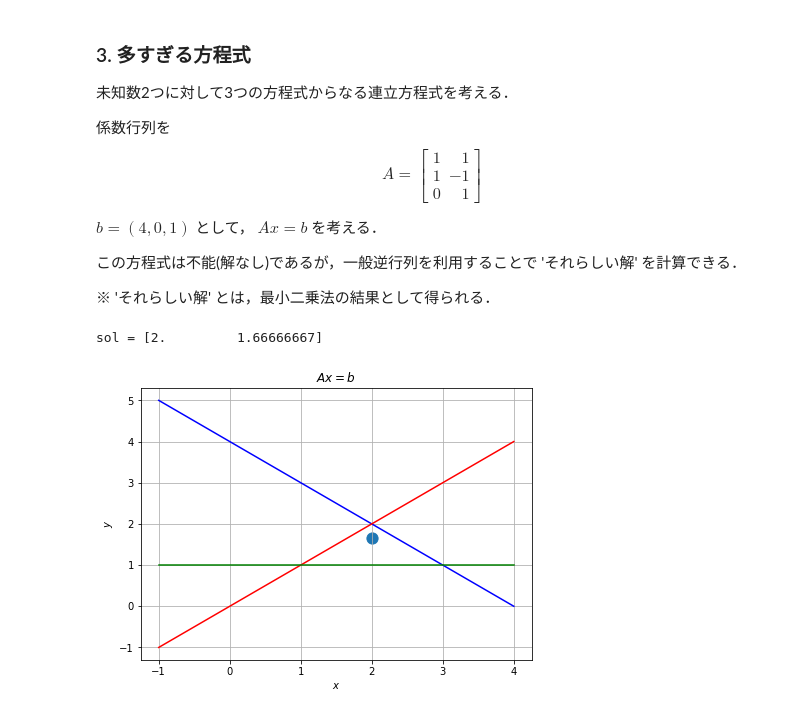
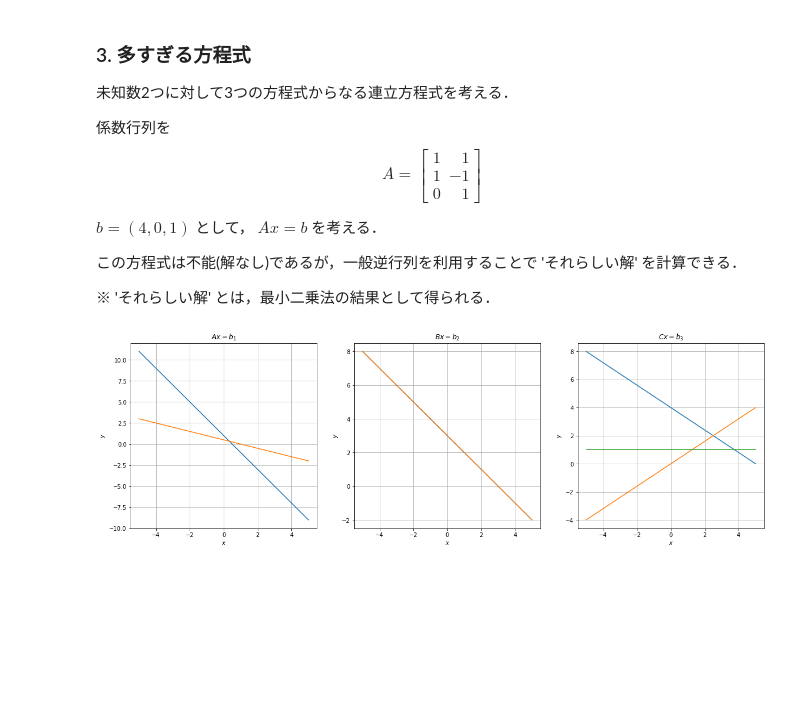
Before and after one commit to y629/optimization-practice, a Jupyter notebook: pseudo_inv_check.ipynb, the cells around one changed output. Cells and saved outputs as stored; diff of their text form; code cells hidden in the pictures; blank space fills up the shorter version.

```diff
--- a/pseudo_inv_check.ipynb
+++ b/pseudo_inv_check.ipynb
@@ -105,3 +115,9 @@ print('B^- = \n {0}\n'.format(Bp))
 B^- =
  [[0.04 0.12]
  [0.02 0.06]]
+# %%
+C = np.array([[2, 1, 0], [-1, 4, 1]])
+print('C^- = \n{0}'.format(nl.pinv(C)))
+
+D = np.array([[2, 1], [-1, -2], [0, 8]])
+print('D^- = \n{0}'.format(nl.pinv(D)))
@@ -246,31 +236,43 @@ $b = (4,0,1)$ として， $Ax=b$ を考える．
 ※ 'それらしい解' とは，最小二乗法の結果として得られる．
 # %%
 # Ax = b
-A = np.array([[1, 1], [1, -1], [0, 1]])
-b = np.array((4, 0, 1))
-x = np.linspace(-1, 4, 100) # [-5,5]の範囲で100点等間隔にとる
+C = np.array([[1, 1], [1, -1], [0, 1]])
+b3 = np.array((4, 0, 1))
+x = np.linspace(-4, 4, 100) # [-5,5]の範囲で100点等間隔にとる
+sol3 = np.dot(nl.pinv(C), b3)
 
 # 方程式の表す直線の式
-y1 = (-A[0][0] * x + b[0]) / A[0][1]
-y2 = (-A[1][0] * x + b[1]) / A[1][1]
-y3 = (-A[2][0] * x + b[2]) / A[2][1]
+y31 = (-D[0][0] * x + b3[0]) / C[0][1]
+y32 = (-D[1][0] * x + b3[1]) / C[1][1]
+y33 = (-D[2][0] * x + b3[2]) / C[2][1]
-# %%
-Ap = nl.pinv(A) # 一般逆行列の計算
-psol = np.dot(Ap, b)
-print('sol = {0}'.format(psol))
-
-# 描画用のスペースを定義
-fig = plt.figure(figsize = (7, 5))
-plt.xlabel('$x$') # x ラベル
-plt.ylabel('$y$') # y ラベル
-plt.plot(x, y1, color = "blue")
-plt.plot(x, y2, color = "red")
-plt.plot(x, y3, color = "green")
-plt.scatter(psol[0], psol[1], s=500, marker='.')
-
-plt.title('$Ax=b$')
-plt.grid(True)
-plt.show()
-# %% [output]
-sol = [2.         1.66666667]
-[figure, removed]
+# %%
+fig = plt.figure(figsize=(20,6))
+
+ax1 = fig.add_subplot(1, 3, 1)
+ax1.set_xlabel('$x$')
+ax1.set_ylabel('$y$')
+ax1.set_title('$Ax=b_1$')
+ax1.plot(x, y11)
+ax1.plot(x, y12)
+ax1.grid(True)
+
+ax2 = fig.add_subplot(1, 3, 2)
+ax2.set_xlabel('$x$')
+ax2.set_ylabel('$y$')
+ax2.set_title('$Bx=b_2$')
+ax2.plot(x, y21)
+ax2.plot(x, y22)
+ax2.grid(True)
+
+ax3 = fig.add_subplot(1, 3, 3)
+ax3.set_xlabel('$x$')
+ax3.set_ylabel('$y$')
+ax3.set_title('$Cx=b_3$')
+ax3.plot(x, y31)
+ax3.plot(x, y32)
+ax3.plot(x, y33)
+ax3.grid(True)
+
+plt.show()
+# %% [output]
+[figure, added]
```
Also changed, not shown: parts of 18 cells of this notebook.
